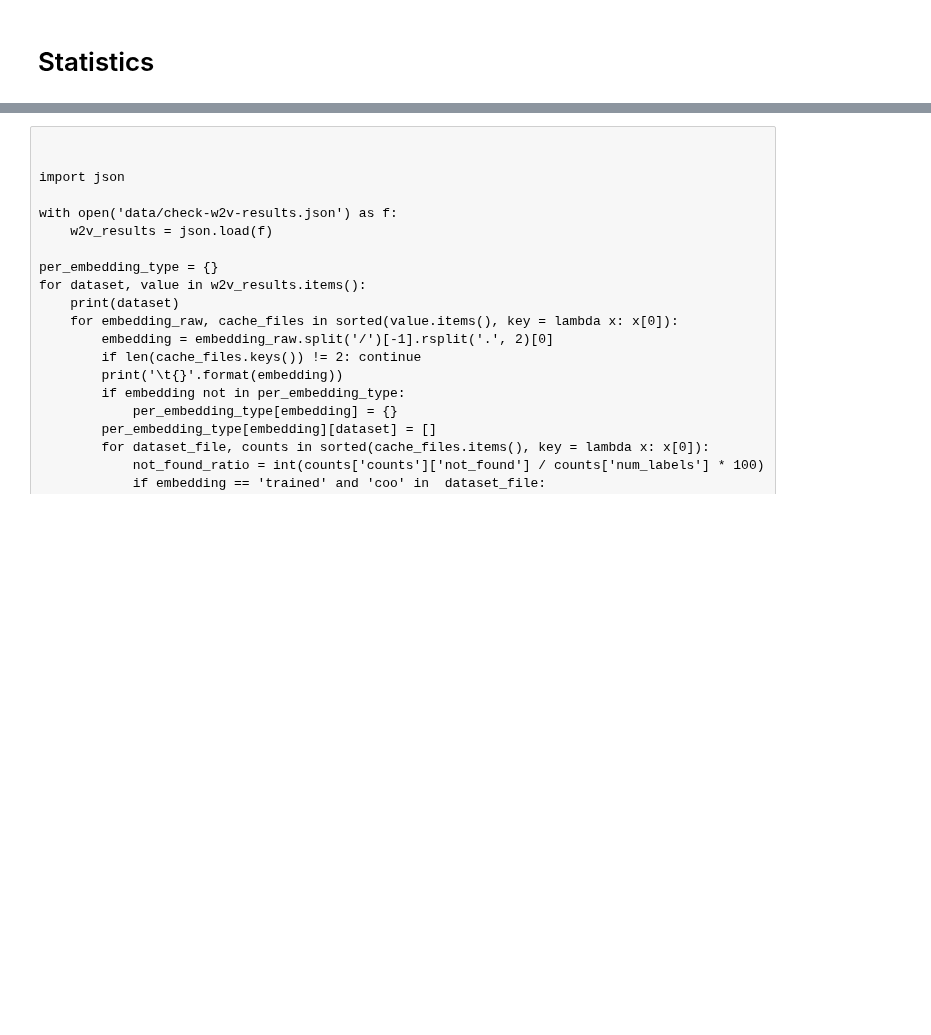
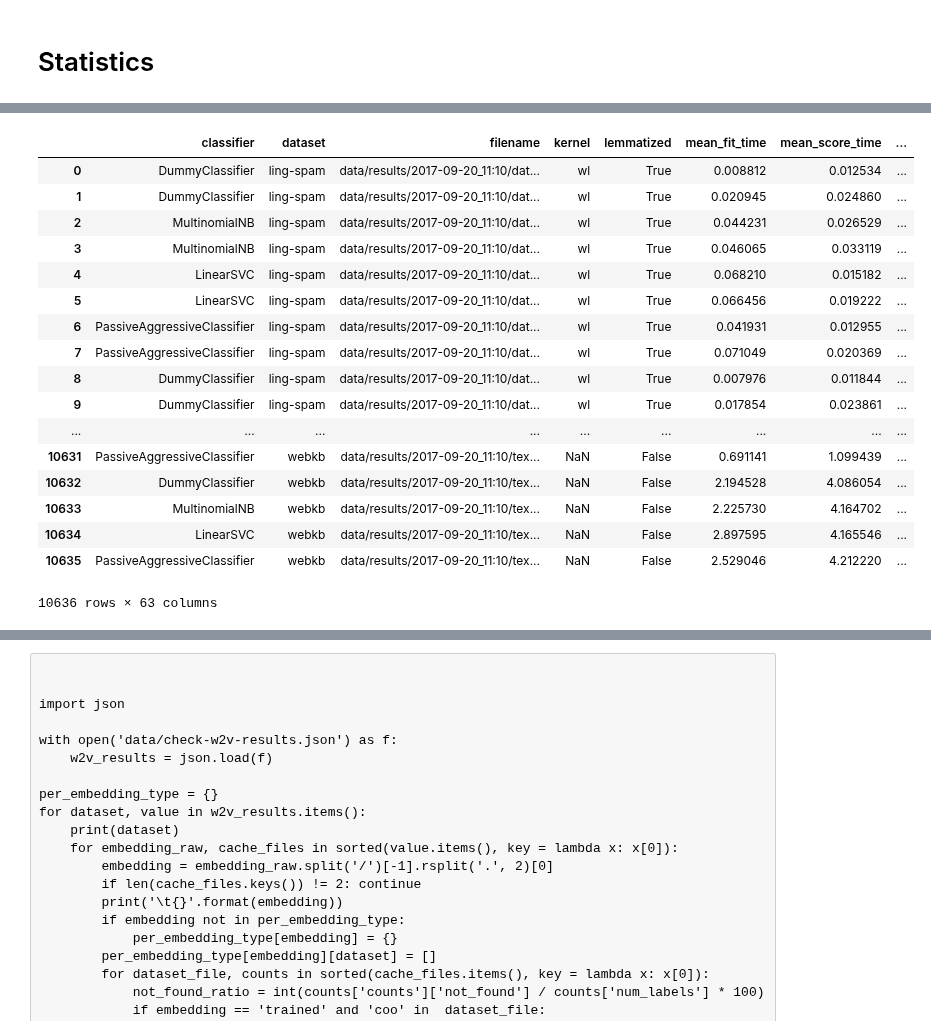
Before and after one commit to davidgengenbach/bachelor-thesis, a Jupyter notebook: code/statistics.ipynb, the cells around one changed output, grey strips where cells are left out. Drawn from its saved outputs; the diff is of its cells as text; code cells hidden in the pictures; blank space fills up the shorter version.

```diff
--- a/code/statistics.ipynb
+++ b/code/statistics.ipynb
@@ -97,4 +99,25 @@ df_all[(df_all.kernel == 'spgk') ].sort_values(by = 'mean_test_f1_macro')
 # %%
 sns.set('notebook', 'whitegrid')
+# %%
+df_all[df_all]
+# %% [output]
+|  | classifier | dataset | filename | kernel | lemmatized | mean_fit_time | mean_score_time | ... |
+| 0 | DummyClassifier | ling-spam | data/results/2017-09-20_11:10/dat... | wl | True | 0.008812 | 0.012534 | ... |
+| 1 | DummyClassifier | ling-spam | data/results/2017-09-20_11:10/dat... | wl | True | 0.020945 | 0.024860 | ... |
+| 2 | MultinomialNB | ling-spam | data/results/2017-09-20_11:10/dat... | wl | True | 0.044231 | 0.026529 | ... |
+| 3 | MultinomialNB | ling-spam | data/results/2017-09-20_11:10/dat... | wl | True | 0.046065 | 0.033119 | ... |
+| 4 | LinearSVC | ling-spam | data/results/2017-09-20_11:10/dat... | wl | True | 0.068210 | 0.015182 | ... |
+| 5 | LinearSVC | ling-spam | data/results/2017-09-20_11:10/dat... | wl | True | 0.066456 | 0.019222 | ... |
+| 6 | PassiveAggressiveClassifier | ling-spam | data/results/2017-09-20_11:10/dat... | wl | True | 0.041931 | 0.012955 | ... |
+| 7 | PassiveAggressiveClassifier | ling-spam | data/results/2017-09-20_11:10/dat... | wl | True | 0.071049 | 0.020369 | ... |
+| 8 | DummyClassifier | ling-spam | data/results/2017-09-20_11:10/dat... | wl | True | 0.007976 | 0.011844 | ... |
+| 9 | DummyClassifier | ling-spam | data/results/2017-09-20_11:10/dat... | wl | True | 0.017854 | 0.023861 | ... |
+| ... | ... | ... | ... | ... | ... | ... | ... | ... |
+| 10631 | PassiveAggressiveClassifier | webkb | data/results/2017-09-20_11:10/tex... | NaN | False | 0.691141 | 1.099439 | ... |
+| 10632 | DummyClassifier | webkb | data/results/2017-09-20_11:10/tex... | NaN | False | 2.194528 | 4.086054 | ... |
+| 10633 | MultinomialNB | webkb | data/results/2017-09-20_11:10/tex... | NaN | False | 2.225730 | 4.164702 | ... |
+| 10634 | LinearSVC | webkb | data/results/2017-09-20_11:10/tex... | NaN | False | 2.897595 | 4.165546 | ... |
+| 10635 | PassiveAggressiveClassifier | webkb | data/results/2017-09-20_11:10/tex... | NaN | False | 2.529046 | 4.212220 | ... |
+10636 rows × 63 columns
 # %%
 df_all_.dataset.value_counts().to_frame()
```
Also changed, not shown: parts of 9 cells of this notebook, 10 other files.
